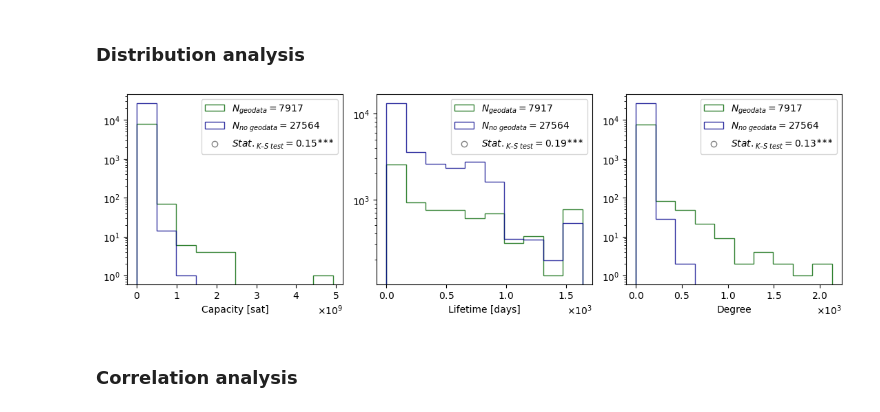
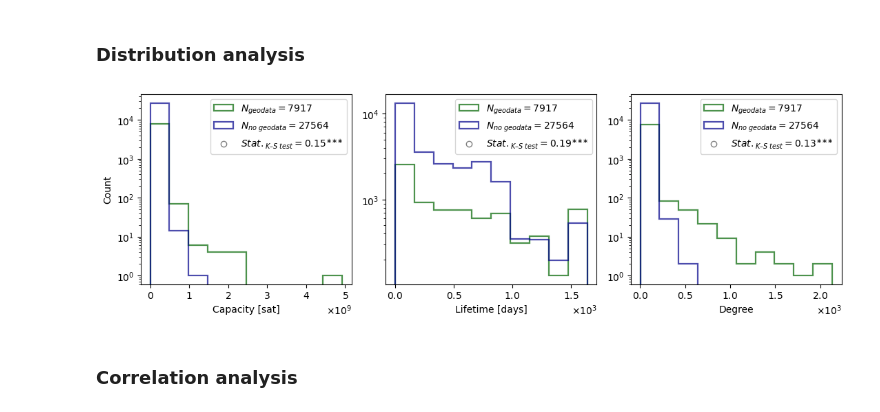
Before and after one commit to Ellariel/ln-node-lifetime-analysis, a Jupyter notebook: analysis.ipynb, the cells around one changed output. Drawn from its saved outputs; the diff is of its cells as text; code cells hidden in the pictures.

```diff
--- a/analysis.ipynb
+++ b/analysis.ipynb
@@ -103,7 +106,9 @@ def add_stat(a, b, ax, test='mannwhitney'):
     ]
 
 d = df.copy()
+lw = 1.6
 n_bins = 11
+alpha = 0.7
 test = 'ks' #'mannwhitney'
 g = d["country"].notna()
 fig = plt.figure(figsize=(11, 3.5))
@@ -114,60 +119,61 @@ d0 = d[s] # full
 d1 = d[g][s] # geodata
 d2 = d[~g][s] # no geodata
 bins = np.linspace(d0.min(), d0.max(), n_bins)
-d1.hist(ax=ax_left, bins=bins, label=f"$N_{{geodata}}={len(d1)}$",
-            log=True, color='darkgreen', grid=False, alpha=0.8, histtype='step')
-d2.hist(ax=ax_left, bins=bins, label=f"$N_{{no~geodata}}={len(d2)}$",
-                  log=True, color='darkblue', grid=False, alpha=0.8, histtype='step')
-h, l = add_stat(d1, d2, ax_left, test)
-ax_left.legend(h, l, loc="upper right")
+d1.hist(ax=ax_left, bins=bins, label=f"$N_{{geodata}}={len(d1)}$", lw=lw,
+            log=True, color='darkgreen', grid=False, alpha=alpha, histtype='step')
+d2.hist(ax=ax_left, bins=bins, label=f"$N_{{no~geodata}}={len(d2)}$", lw=lw,
+                  log=True, color='darkblue', grid=False, alpha=alpha, histtype='step')
+hs, ls = add_stat(d1, d2, ax_left, test)
+ax_left.legend(hs, ls, loc="upper right")
 xfmt = ScalarFormatter(useMathText=True)
 xfmt.set_powerlimits((0, 0))
 ax_left.xaxis.set_major_formatter(xfmt)
 ax_left.set_xlabel("Capacity [sat]")
+ax_left.set_ylabel("Count")
 
 ax_center = fig.add_subplot(1, 3, 2)
 s = "lifetime"
 d0 = d[s] # full
 d1 = d[g][s] # geodata
 d2 = d[~g][s] # no geodata
 bins = np.linspace(d0.min(), d0.max(), n_bins)
-d1.hist(ax=ax_center, bins=bins, label=f"$N_{{geodata}}={len(d1)}$",
-            log=True, color='darkgreen', grid=False, alpha=0.8, histtype='step')
-d2.hist(ax=ax_center, bins=bins, label=f"$N_{{no~geodata}}={len(d2)}$",
-                  log=True, color='darkblue', grid=False, alpha=0.8, histtype='step')
-h, l = add_stat(d1, d2, ax_center, test)
-ax_center.legend(h, l, loc="upper right")
+d1.hist(ax=ax_center, bins=bins, label=f"$N_{{geodata}}={len(d1)}$", lw=lw,
+            log=True, color='darkgreen', grid=False, alpha=alpha, histtype='step')
+d2.hist(ax=ax_center, bins=bins, label=f"$N_{{no~geodata}}={len(d2)}$", lw=lw,
+                  log=True, color='darkblue', grid=False, alpha=alpha, histtype='step')
+hs, ls = add_stat(d1, d2, ax_center, test)
+ax_center.legend(hs, ls, loc="upper right")
 xfmt = ScalarFormatter(useMathText=True)
 xfmt.set_powerlimits((0, 0))
 ax_center.xaxis.set_major_formatter(xfmt)
 ax_center.set_xlabel("Lifetime [days]")
 
 ax_right= fig.add_subplot(1, 3, 3)
 s = "mean_degree"
 d0 = d[s] # full
 d1 = d[g][s] # geodata
 d2 = d[~g][s] # no geodata
 bins = np.linspace(d0.min(), d0.max(), n_bins)
-d1.hist(ax=ax_right, bins=bins, label=f"$N_{{geodata}}={len(d1)}$",
-            log=True, color='darkgreen', grid=False, alpha=0.8, histtype='step')
-d2.hist(ax=ax_right, bins=bins, label=f"$N_{{no~geodata}}={len(d2)}$",
-                  log=True, color='darkblue', grid=False, alpha=0.8, histtype='step')
-h, l = add_stat(d1, d2, ax_right, test)
-ax_right.legend(h, l, loc="upper right")
+d1.hist(ax=ax_right, bins=bins, label=f"$N_{{geodata}}={len(d1)}$", lw=lw,
+            log=True, color='darkgreen', grid=False, alpha=alpha, histtype='step')
+d2.hist(ax=ax_right, bins=bins, label=f"$N_{{no~geodata}}={len(d2)}$", lw=lw,
+                  log=True, color='darkblue', grid=False, alpha=alpha, histtype='step')
+hs, ls = add_stat(d1, d2, ax_right, test)
+ax_right.legend(hs, ls, loc="upper right")
 xfmt = ScalarFormatter(useMathText=True)
 xfmt.set_powerlimits((0, 0))
 ax_right.xaxis.set_major_formatter(xfmt)
 ax_right.set_xlabel("Degree")
 
 fig.tight_layout(pad=1.01)
 fig.savefig(
         os.path.join(results_dir, "fig02.pdf"),
         dpi=1200,
         bbox_inches="tight",
         format='pdf',
     )
 # %% [output]
-[figure, old version]
+[figure, new version]
 # %% [markdown]
 ### Correlation analysis
 # %%
```
Also changed, not shown: parts of 57 cells of this notebook, 6 other files.
